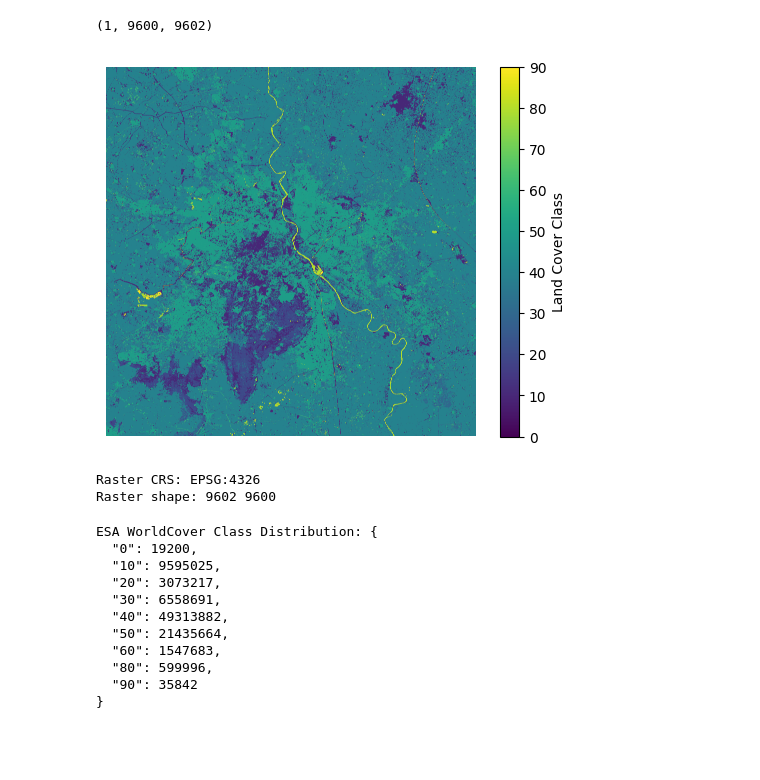
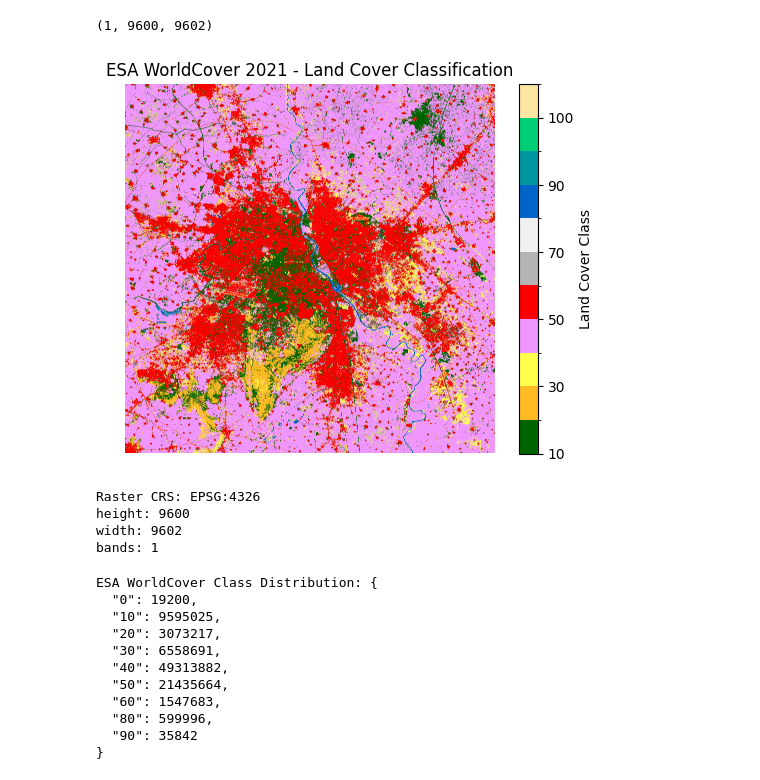
Before and after one commit to Shweta-Roshia/SRIP-2026-Earth-Observation, a Jupyter notebook: Earth_Observation_pipeline.ipynb, the cells around one changed output. Cells and saved outputs as stored; diff of their text form; code cells hidden in the pictures; blank space fills up the shorter version.

```diff
--- a/Earth_Observation_pipeline.ipynb
+++ b/Earth_Observation_pipeline.ipynb
@@ -241,22 +236,30 @@ gdf_images.head()
 | 4 | 28.2056_76.8910.png | 28.2056 | 76.8910 | POINT (76.891 28.2056) |
 # %%
 raster = rasterio.open(WORLD_COVER_TIF)
-raster_img = raster.read()   # shape: (bands, height, width)
-raster_img.shape
+raster_arr = raster.read()   # shape: (bands, height, width)
+raster_arr.shape
 # %% [output]
 (1, 9600, 9602)
 # %%
-raster_img = raster_img.transpose(1,2,0)  # shape: (height, width, bands)
-plt.imshow(raster_img)
+raster_img = raster_arr.transpose(1,2,0)  # shape: (height, width, bands)
+
+esa_colors = [ "#006400", "#ffbb22", "#ffff4c", "#f096ff", "#fa0000", "#b4b4b4", "#f0f0f0", "#0064c8", "#0096a0", "#00cf75", "#fae6a0" ]
+esa_cmap = mcolors.ListedColormap(esa_colors)
+norm = mcolors.BoundaryNorm([10, 20, 30, 40, 50, 60, 70, 80, 90, 95, 100, 101], esa_cmap.N)             # for discrete classes mapping
+
+plt.imshow(raster_img, cmap=esa_cmap, norm=norm)
 plt.colorbar(label="Land Cover Class")
+plt.title("ESA WorldCover 2021 - Land Cover Classification")
 plt.axis("off")
 plt.show()
 # %% [output]
-[figure, old version]
+[figure, new version]
 # %%
 print("Raster CRS:", raster.crs)
-print("Raster shape:", raster.width, raster.height)
+print(f"height: {raster.height} \nwidth: {raster.width} \nbands: {raster.count}")
 # %% [output]
 Raster CRS: EPSG:4326
-Raster shape: 9602 9600
+height: 9600
+width: 9602
+bands: 1
 # %%
```
Also changed, not shown: parts of 32 cells of this notebook, 6 other files.
